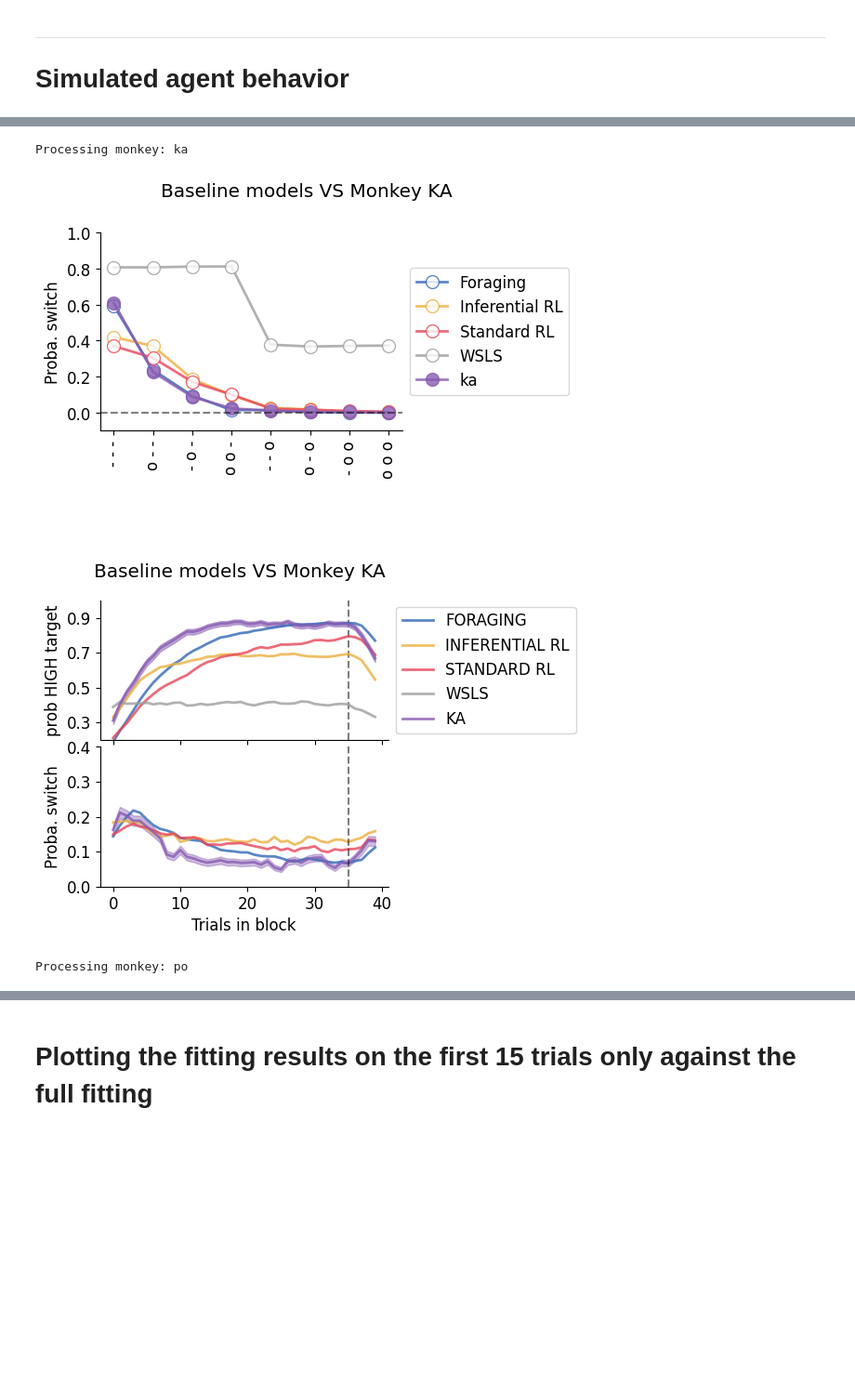
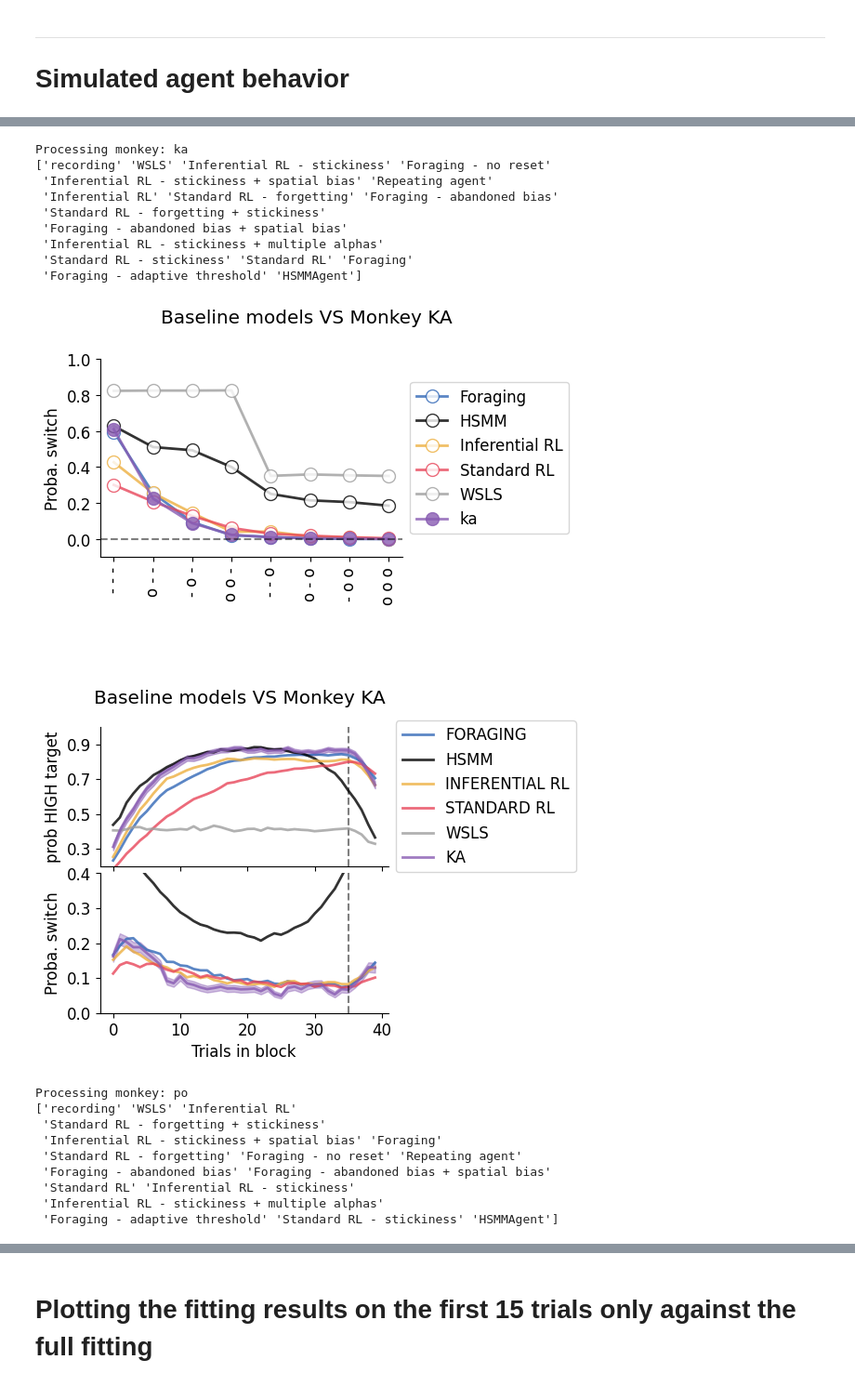
Before and after one commit to ungzs1/popy_05, a Jupyter notebook: notebooks/behav_modeling/simulated_agent_behavior.ipynb, the cells around one changed output, grey strips where cells are left out. Shown at 93% size. Saved outputs shown, nothing was run; the diff lists cells and outputs as text; code cells hidden in the pictures; blank space fills up the shorter version.

Commit message:
checkpoint

```diff
--- a/notebooks/behav_modeling/simulated_agent_behavior.ipynb
+++ b/notebooks/behav_modeling/simulated_agent_behavior.ipynb
@@ -19,8 +31,3 @@ Matplotlib created a temporary cache directory at /tmp/matplotlib-utrxjlk1 becau
 # %% [markdown]
 ---
 # Simulated agent behavior
-# %%
-# check data for example monkey
-monkey = 'ka'
-behav = pd.read_pickle(os.path.join(PROJECT_PATH_LOCAL, 'notebooks', 'behav_modeling', f'results', 'fitting', f'simulation_behaviors_{monkey}.pkl'))
-behav
@@ -74,4 +38,5 @@ agents_to_show = {
     'Standard RL - stickiness': 'Standard RL',
     'Inferential RL - stickiness': 'Inferential RL',
     'Foraging': 'Foraging',
+    'HSMMAgent': 'HSMM',
 }
@@ -77,0 +45,29 @@ agents_to_show = {
+# %%
+behav = pd.read_pickle(os.path.join(PROJECT_PATH_LOCAL, 'notebooks', 'behav_modeling', f'results', 'optimizing', f'simulation_behaviors.pkl'))
+print(behav.model.unique())
+# remove n_target_touches column if exists
+if 'n_target_touches' in behav.columns:
+    behav = behav.drop(columns=['n_target_touches'])
+# keep only models in agents_to_show.keys() and renaming them
+behav = behav[behav['model'].isin(agents_to_show.keys())].copy()
+behav['model'] = behav['model'].map(agents_to_show)
+# rename 'recording' to 'monkey'
+behav['model'] = behav['model'].replace({'recording': 'sim'})
+
+# Apply the function to create the monkey column
+behav['monkey'] = behav['model']
+
+behav = convert_column_format(behav, original='simulation')
+
+behav = add_history_of_feedback(behav, num_trials=3, one_column=False, coding=(0, 1))
+behav = add_switch_info(behav, add_trials_since_switch=True, flip_coding=False)
+behav = behav.dropna()
+
+fig1, _ = plot_hist_thingy(behav, title=f'optimal models', paper_format=False)
+# remove legend
+plt.legend([], [], frameon=False)
+fig2, _ = plot_strategy(behav, title=f'optimal models', paper_format=False, h=2, w=1.6, ylim=[0, .4], verbose=False)
+# remove legend
+plt.legend([], [], frameon=False)
+
+# save figs
@@ -78,7 +87,8 @@ agents_to_show = {
 # %%
 for monkey in ['ka', 'po']:#, 'yu_sham', 'yu_DCZ']:
     print(f'Processing monkey: {monkey}')
-    behav = pd.read_pickle(os.path.join(PROJECT_PATH_LOCAL, 'notebooks', 'behav_modeling', f'results', 'fitting_first15', f'simulation_behaviors_{monkey}.pkl'))
+    behav = pd.read_pickle(os.path.join(PROJECT_PATH_LOCAL, 'notebooks', 'behav_modeling', f'results', 'fitting_no_cv', f'simulation_behaviors_{monkey}.pkl'))
+    print(behav.model.unique())
     # remove n_target_touches column if exists
     if 'n_target_touches' in behav.columns:
         behav = behav.drop(columns=['n_target_touches'])
@@ -86,33 +96,49 @@ for monkey in ['ka', 'po']:#, 'yu_sham', 'yu_DCZ']:
     behav = behav[behav['model'].isin(agents_to_show.keys())].copy()
     behav['model'] = behav['model'].map(agents_to_show)
     # rename 'recording' to 'monkey'
     behav['model'] = behav['model'].replace({'recording': monkey})
 
     # Apply the function to create the monkey column
     behav['monkey'] = behav['model']
 
     behav = convert_column_format(behav, original='simulation')
 
     behav = add_history_of_feedback(behav, num_trials=3, one_column=False, coding=(0, 1))
     behav = add_switch_info(behav, add_trials_since_switch=True, flip_coding=False)
     behav = behav.dropna()
 
     fig1, _ = plot_hist_thingy(behav, title=f'Baseline models VS Monkey {monkey.upper()}', paper_format=False)
     # remove legend
     plt.legend([], [], frameon=False)
     fig2, _ = plot_strategy(behav, title=f'Baseline models VS Monkey {monkey.upper()}', paper_format=False, h=2, w=1.6, ylim=[0, .4], verbose=False)
     # remove legend
     plt.legend([], [], frameon=False)
 
     # save figs
     fig1.savefig(f'figs/behav_modeling_{monkey}_history_thing.svg', dpi=300, bbox_inches='tight', transparent=True)
     plt.show()
     plt.close(fig1)
     fig2.savefig(f'figs/behav_modeling_{monkey}_strategy.svg', dpi=300, bbox_inches='tight', transparent=True)
     plt.show()
     plt.close(fig2)
 # %% [output]
 Processing monkey: ka
+['recording' 'WSLS' 'Inferential RL - stickiness' 'Foraging - no reset'
+ 'Inferential RL - stickiness + spatial bias' 'Repeating agent'
+ 'Inferential RL' 'Standard RL - forgetting' 'Foraging - abandoned bias'
+ 'Standard RL - forgetting + stickiness'
+ 'Foraging - abandoned bias + spatial bias'
+ 'Inferential RL - stickiness + multiple alphas'
+ 'Standard RL - stickiness' 'Standard RL' 'Foraging'
+ 'Foraging - adaptive threshold' 'HSMMAgent']
-[figure, old version]
+[figure, new version]
-[figure, old version]
+[figure, new version]
 Processing monkey: po
+['recording' 'WSLS' 'Inferential RL'
+ 'Standard RL - forgetting + stickiness'
+ 'Inferential RL - stickiness + spatial bias' 'Foraging'
+ 'Standard RL - forgetting' 'Foraging - no reset' 'Repeating agent'
+ 'Foraging - abandoned bias' 'Foraging - abandoned bias + spatial bias'
+ 'Standard RL' 'Inferential RL - stickiness'
+ 'Inferential RL - stickiness + multiple alphas'
+ 'Foraging - adaptive threshold' 'Standard RL - stickiness' 'HSMMAgent']
```
Also changed, not shown: parts of 11 cells of this notebook, 41 other files.
